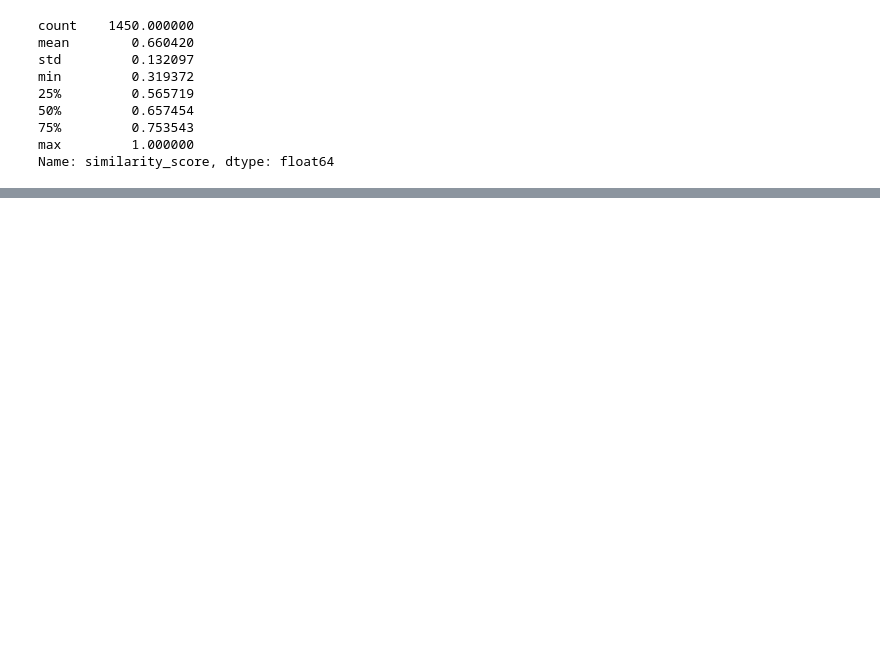
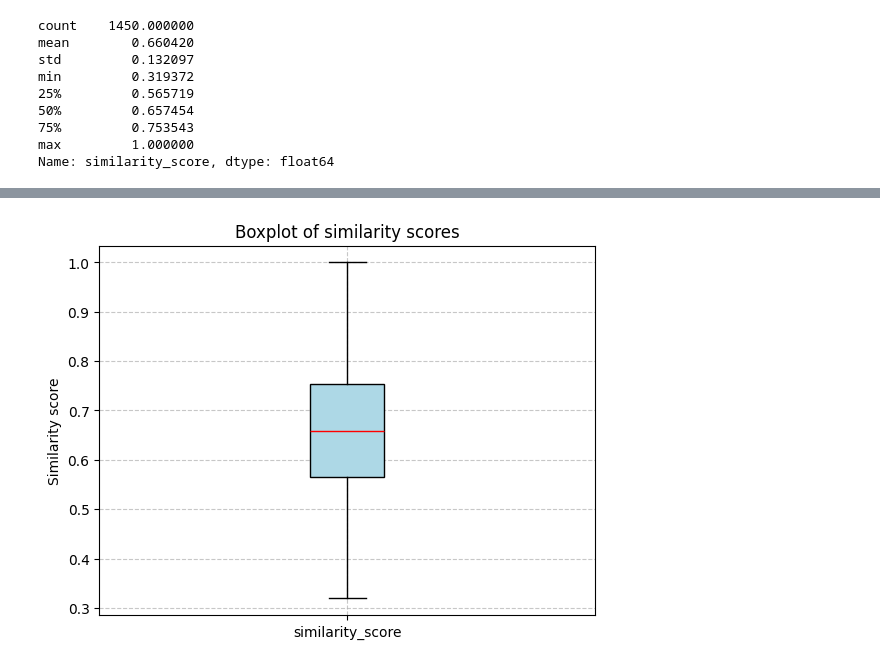
Before and after one commit to dfuh18/HS24-Lingustic_Fixed_Forms, a Jupyter notebook: src/test.ipynb, the cells around one changed output, grey strips where cells are left out. Saved outputs shown, nothing was run; the diff lists cells and outputs as text; code cells hidden in the pictures; blank space fills up the shorter version.

```diff
--- a/src/test.ipynb
+++ b/src/test.ipynb
@@ -241,0 +226,10 @@ print(df_similarity_scores[df_similarity_scores['similarity_score'] < 0.4].head(
+# %%
+# create a boxplot of the similarity scores with improved styling
+boxplot = df_similarity_scores.boxplot(column='similarity_score', patch_artist=True, boxprops=dict(facecolor='lightblue', color='black'), medianprops=dict(color='red'), whiskerprops=dict(color='black'), capprops=dict(color='black'))
+
+plt.ylabel('Similarity score')
+plt.title('Boxplot of similarity scores')
+plt.grid(True, linestyle='--', alpha=0.7)
+plt.show()
+# %% [output]
+[figure, added]
```
Also changed, not shown: parts of 8 cells of this notebook, 1 other file.
